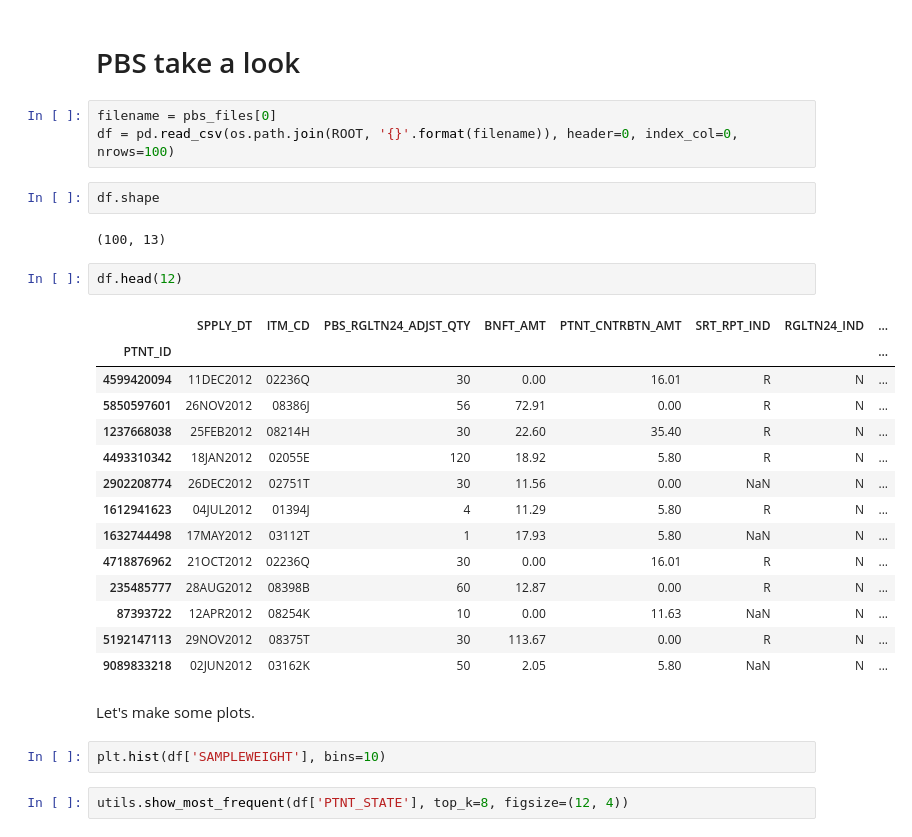
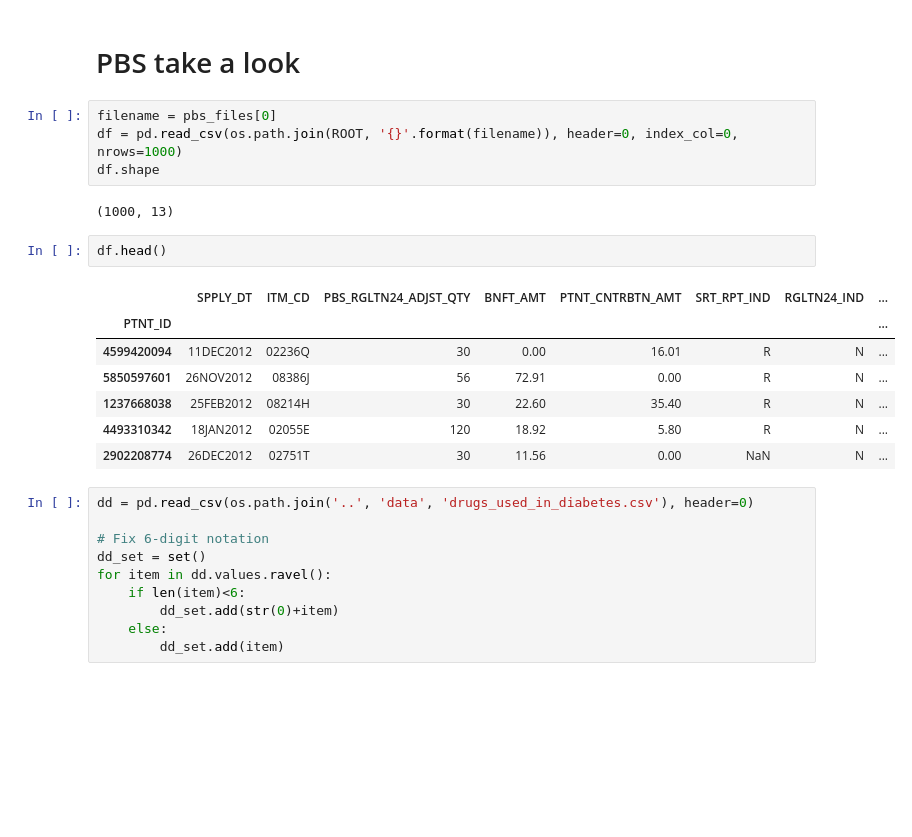
Before and after one commit to samuelefiorini/tangle, a Jupyter notebook: notebooks/EDA.ipynb, the cells around one changed output. Saved outputs shown, nothing was run; the diff lists cells and outputs as text; blank space fills up the shorter version.

```diff
--- a/notebooks/EDA.ipynb
+++ b/notebooks/EDA.ipynb
@@ -50,31 +50,27 @@ Sample PIN lookout: ../../../data/SAMPLE_PIN_LOOKUP.csv
 # PBS take a look
 # %%
 filename = pbs_files[0]
-df = pd.read_csv(os.path.join(ROOT, '{}'.format(filename)), header=0, index_col=0, nrows=100)
+df = pd.read_csv(os.path.join(ROOT, '{}'.format(filename)), header=0, index_col=0, nrows=1000)
+df.shape
+# %% [output]
+(1000, 13)
 # %%
-df.shape
+df.head()
 # %% [output]
-(100, 13)
+|  | SPPLY_DT | ITM_CD | PBS_RGLTN24_ADJST_QTY | BNFT_AMT | PTNT_CNTRBTN_AMT | SRT_RPT_IND | RGLTN24_IND | ... |
+| PTNT_ID |  |  |  |  |  |  |  | ... |
+| 4599420094 | 11DEC2012 | 02236Q | 30 | 0.00 | 16.01 | R | N | ... |
+| 5850597601 | 26NOV2012 | 08386J | 56 | 72.91 | 0.00 | R | N | ... |
+| 1237668038 | 25FEB2012 | 08214H | 30 | 22.60 | 35.40 | R | N | ... |
+| 4493310342 | 18JAN2012 | 02055E | 120 | 18.92 | 5.80 | R | N | ... |
+| 2902208774 | 26DEC2012 | 02751T | 30 | 11.56 | 0.00 | NaN | N | ... |
-# %%
-df.head(12)
-# %% [output]
-|  | SPPLY_DT | ITM_CD | PBS_RGLTN24_ADJST_QTY | BNFT_AMT | PTNT_CNTRBTN_AMT | SRT_RPT_IND | RGLTN24_IND | ... |
-| PTNT_ID |  |  |  |  |  |  |  | ... |
-| 4599420094 | 11DEC2012 | 02236Q | 30 | 0.00 | 16.01 | R | N | ... |
-| 5850597601 | 26NOV2012 | 08386J | 56 | 72.91 | 0.00 | R | N | ... |
-| 1237668038 | 25FEB2012 | 08214H | 30 | 22.60 | 35.40 | R | N | ... |
-| 4493310342 | 18JAN2012 | 02055E | 120 | 18.92 | 5.80 | R | N | ... |
-| 2902208774 | 26DEC2012 | 02751T | 30 | 11.56 | 0.00 | NaN | N | ... |
-| 1612941623 | 04JUL2012 | 01394J | 4 | 11.29 | 5.80 | R | N | ... |
-| 1632744498 | 17MAY2012 | 03112T | 1 | 17.93 | 5.80 | NaN | N | ... |
-| 4718876962 | 21OCT2012 | 02236Q | 30 | 0.00 | 16.01 | R | N | ... |
-| 235485777 | 28AUG2012 | 08398B | 60 | 12.87 | 0.00 | R | N | ... |
-| 87393722 | 12APR2012 | 08254K | 10 | 0.00 | 11.63 | NaN | N | ... |
-| 5192147113 | 29NOV2012 | 08375T | 30 | 113.67 | 0.00 | R | N | ... |
-| 9089833218 | 02JUN2012 | 03162K | 50 | 2.05 | 5.80 | NaN | N | ... |
-# %% [markdown]
-Let's make some plots.
-# %%
-plt.hist(df['SAMPLEWEIGHT'], bins=10)
-# %%
-utils.show_most_frequent(df['PTNT_STATE'], top_k=8, figsize=(12, 4))
+# %%
+dd = pd.read_csv(os.path.join('..', 'data', 'drugs_used_in_diabetes.csv'), header=0)
+
+# Fix 6-digit notation
+dd_set = set()
+for item in dd.values.ravel():
+    if len(item)<6:
+        dd_set.add(str(0)+item)
+    else:
+        dd_set.add(item)
```
Also changed, not shown: parts of 6 cells of this notebook, 1 other file.
